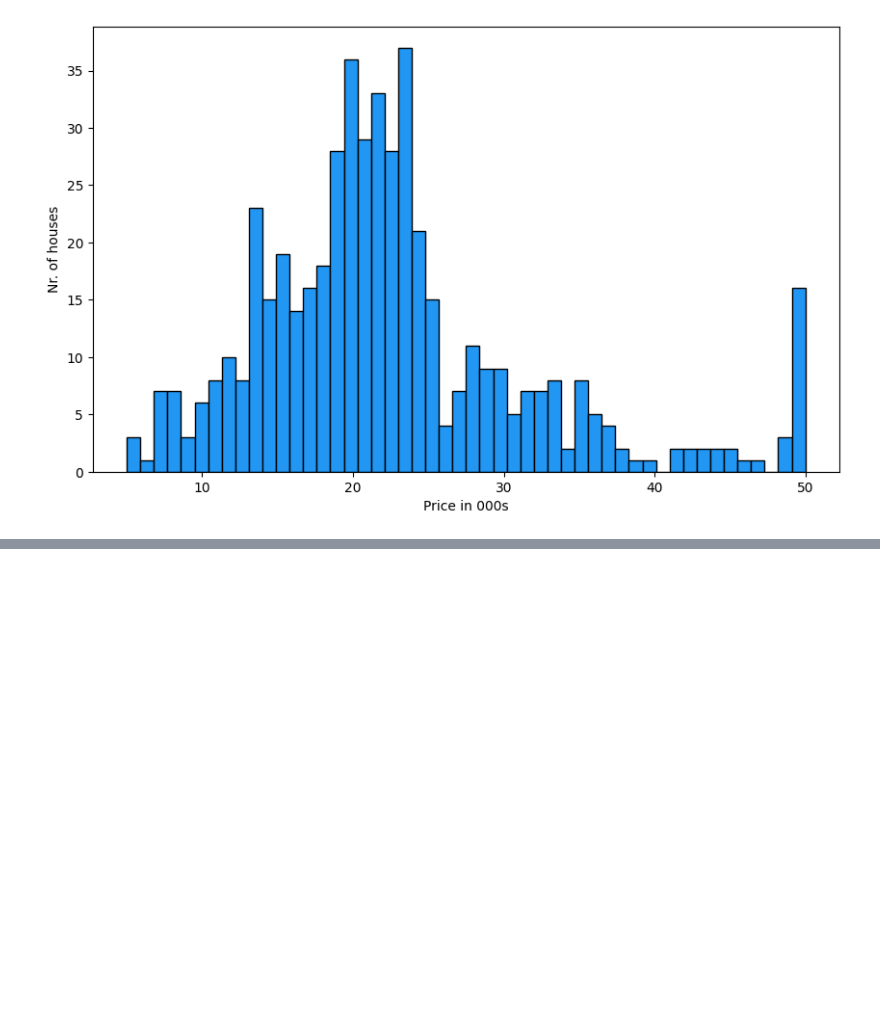
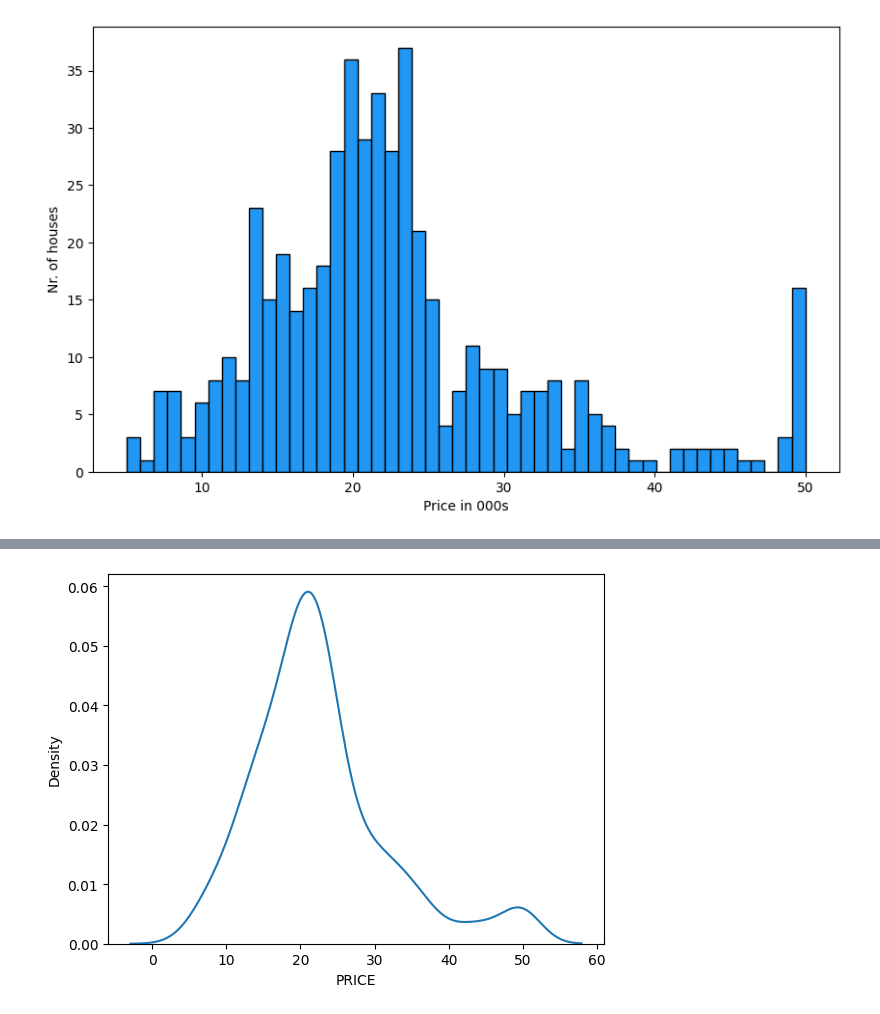
Before and after one commit to JonniiRingo/Data-Science-Ml, a Jupyter notebook: 04 Multivariate Regression.ipynb, the cells around one changed output, grey strips where cells are left out. Cells and saved outputs as stored; diff of their text form; code cells hidden in the pictures; blank space fills up the shorter version.

```diff
--- a/04 Multivariate Regression.ipynb
+++ b/04 Multivariate Regression.ipynb
@@ -186,0 +200,5 @@ plt.show()
+# %%
+sns.kdeplot(data['PRICE'])
+plt.show()
+# %% [output]
+[figure, added]
```
Also changed, not shown: parts of 6 cells of this notebook.
